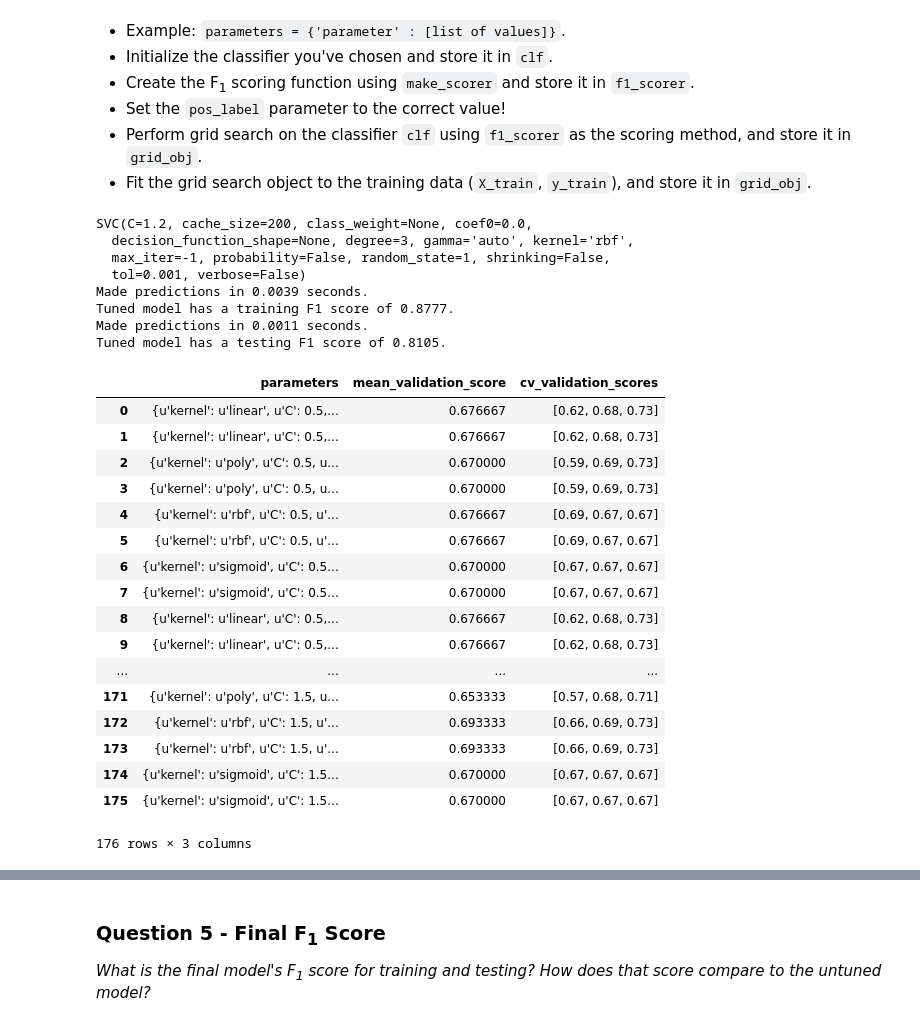
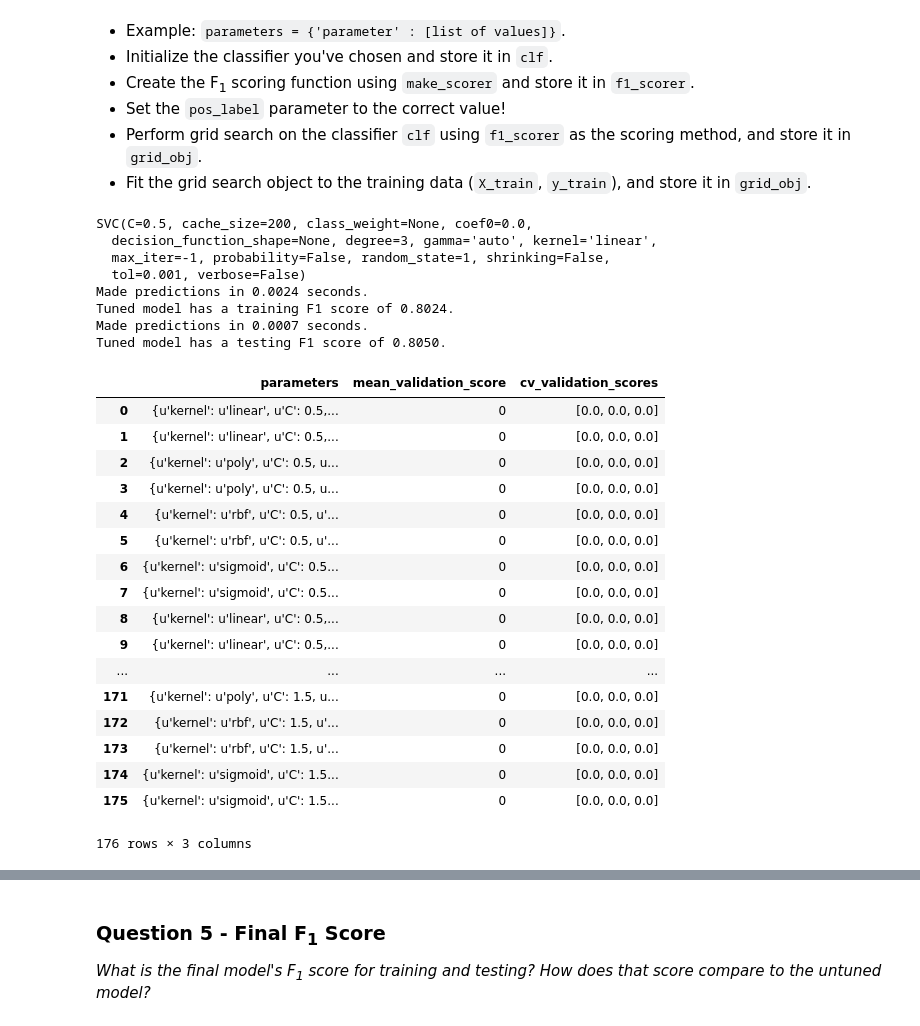
Before and after one commit to natalya-patrikeeva/student_intervention, a Jupyter notebook: student_intervention.ipynb, the cells around one changed output, grey strips where cells are left out. Drawn from its saved outputs; the diff is of its cells as text; code cells hidden in the pictures.

```diff
--- a/student_intervention.ipynb
+++ b/student_intervention.ipynb
@@ -364,7 +394,7 @@ Fine tune the chosen model. Use grid search (`GridSearchCV`) with at least one i
 - Perform grid search on the classifier `clf` using `f1_scorer` as the scoring method, and store it in `grid_obj`.
 - Fit the grid search object to the training data (`X_train`, `y_train`), and store it in `grid_obj`.
 # %%
-# TODO: Import 'GridSearchCV' and 'make_scorer'
+# Import 'GridSearchCV' and 'make_scorer'
 from sklearn.grid_search import GridSearchCV
 from sklearn.metrics import make_scorer
 from sklearn.tree import DecisionTreeClassifier
@@ -372,63 +402,67 @@ from sklearn.naive_bayes import BernoulliNB
 from sklearn.ensemble import RandomForestClassifier
 from sklearn.ensemble import AdaBoostClassifier
 
-# TODO: Create the parameters list you wish to tune
+# Create the parameters list you wish to tune
 #parameters = {'base_estimator':[DecisionTreeClassifier(), BernoulliNB(), RandomForestClassifier()],
 #              'n_estimators' : [25, 75, 100] ,
 #              'learning_rate' : [0.5, 0.75, 1.0, 1.2],
 #              'algorithm': ['SAMME', 'SAMME.R']
 #             }
 parameters = {'C' : [0.5, 0.6, 0.7, 0.8, 0.9, 1.0, 1.1, 1.2, 1.3, 1.4, 1.5],
               'kernel' : ['linear', 'poly', 'rbf', 'sigmoid'],
               'shrinking' : [False, True],
               'gamma' : ['auto', 0.1]}
 
-# TODO: Initialize the classifier
+# Initialize the classifier
 clf = svm.SVC(random_state=1)
-# TODO: Make an f1 scoring function using 'make_scorer'
-f1_scorer = make_scorer(f1_score, pos_label="yes")
+# Make an f1 scoring function using 'make_scorer'
+#f1_scorer = make_scorer(f1_score, pos_label="yes")
 
-# TODO: Perform grid search on the classifier using the f1_scorer as the scoring method
-grid_obj = GridSearchCV(estimator=clf, param_grid=parameters)
+# F-beta score weights recall vs precision (beta < 1: more weight on precision; beta > 1: more weight on recall)
+from sklearn.metrics import fbeta_score
+f1_scorer = make_scorer(fbeta_score, beta=2, pos_label="no")
 
-# TODO: Fit the grid search object to the training data and find the optimal parameters
+# Perform grid search on the classifier using the f1_scorer as the scoring method
+grid_obj = GridSearchCV(estimator=clf, param_grid=parameters, scoring = f1_scorer)
+
+# Fit the grid search object to the training data and find the optimal parameters
 grid_obj.fit(X_train,y_train)
 
 # Get the estimator
 clf = grid_obj.best_estimator_
 
 print clf
 # Report the final F1 score for training and testing after parameter tuning
 print "Tuned model has a training F1 score of {:.4f}.".format(predict_labels(clf, X_train, y_train))
 print "Tuned model has a testing F1 score of {:.4f}.".format(predict_labels(clf, X_test, y_test))
 
 # Display scores in grid search
 from IPython.display import display
 display(pd.DataFrame(grid_obj.grid_scores_))
 # %% [output]
-SVC(C=1.2, cache_size=200, class_weight=None, coef0=0.0,
-  decision_function_shape=None, degree=3, gamma='auto', kernel='rbf',
+SVC(C=0.5, cache_size=200, class_weight=None, coef0=0.0,
+  decision_function_shape=None, degree=3, gamma='auto', kernel='linear',
   max_iter=-1, probability=False, random_state=1, shrinking=False,
   tol=0.001, verbose=False)
-Made predictions in 0.0039 seconds.
-Tuned model has a training F1 score of 0.8777.
-Made predictions in 0.0011 seconds.
-Tuned model has a testing F1 score of 0.8105.
+Made predictions in 0.0024 seconds.
+Tuned model has a training F1 score of 0.8024.
+Made predictions in 0.0007 seconds.
+Tuned model has a testing F1 score of 0.8050.
 |  | parameters | mean_validation_score | cv_validation_scores |
-| 0 | {u'kernel': u'linear', u'C': 0.5,... | 0.676667 | [0.62, 0.68, 0.73] |
-| 1 | {u'kernel': u'linear', u'C': 0.5,... | 0.676667 | [0.62, 0.68, 0.73] |
-| 2 | {u'kernel': u'poly', u'C': 0.5, u... | 0.670000 | [0.59, 0.69, 0.73] |
-| 3 | {u'kernel': u'poly', u'C': 0.5, u... | 0.670000 | [0.59, 0.69, 0.73] |
-| 4 | {u'kernel': u'rbf', u'C': 0.5, u'... | 0.676667 | [0.69, 0.67, 0.67] |
-| 5 | {u'kernel': u'rbf', u'C': 0.5, u'... | 0.676667 | [0.69, 0.67, 0.67] |
-| 6 | {u'kernel': u'sigmoid', u'C': 0.5... | 0.670000 | [0.67, 0.67, 0.67] |
-| 7 | {u'kernel': u'sigmoid', u'C': 0.5... | 0.670000 | [0.67, 0.67, 0.67] |
-| 8 | {u'kernel': u'linear', u'C': 0.5,... | 0.676667 | [0.62, 0.68, 0.73] |
-| 9 | {u'kernel': u'linear', u'C': 0.5,... | 0.676667 | [0.62, 0.68, 0.73] |
+| 0 | {u'kernel': u'linear', u'C': 0.5,... | 0 | [0.0, 0.0, 0.0] |
+| 1 | {u'kernel': u'linear', u'C': 0.5,... | 0 | [0.0, 0.0, 0.0] |
+| 2 | {u'kernel': u'poly', u'C': 0.5, u... | 0 | [0.0, 0.0, 0.0] |
+| 3 | {u'kernel': u'poly', u'C': 0.5, u... | 0 | [0.0, 0.0, 0.0] |
+| 4 | {u'kernel': u'rbf', u'C': 0.5, u'... | 0 | [0.0, 0.0, 0.0] |
+| 5 | {u'kernel': u'rbf', u'C': 0.5, u'... | 0 | [0.0, 0.0, 0.0] |
+| 6 | {u'kernel': u'sigmoid', u'C': 0.5... | 0 | [0.0, 0.0, 0.0] |
+| 7 | {u'kernel': u'sigmoid', u'C': 0.5... | 0 | [0.0, 0.0, 0.0] |
+| 8 | {u'kernel': u'linear', u'C': 0.5,... | 0 | [0.0, 0.0, 0.0] |
+| 9 | {u'kernel': u'linear', u'C': 0.5,... | 0 | [0.0, 0.0, 0.0] |
 | ... | ... | ... | ... |
-| 171 | {u'kernel': u'poly', u'C': 1.5, u... | 0.653333 | [0.57, 0.68, 0.71] |
-| 172 | {u'kernel': u'rbf', u'C': 1.5, u'... | 0.693333 | [0.66, 0.69, 0.73] |
-| 173 | {u'kernel': u'rbf', u'C': 1.5, u'... | 0.693333 | [0.66, 0.69, 0.73] |
-| 174 | {u'kernel': u'sigmoid', u'C': 1.5... | 0.670000 | [0.67, 0.67, 0.67] |
-| 175 | {u'kernel': u'sigmoid', u'C': 1.5... | 0.670000 | [0.67, 0.67, 0.67] |
+| 171 | {u'kernel': u'poly', u'C': 1.5, u... | 0 | [0.0, 0.0, 0.0] |
+| 172 | {u'kernel': u'rbf', u'C': 1.5, u'... | 0 | [0.0, 0.0, 0.0] |
+| 173 | {u'kernel': u'rbf', u'C': 1.5, u'... | 0 | [0.0, 0.0, 0.0] |
+| 174 | {u'kernel': u'sigmoid', u'C': 1.5... | 0 | [0.0, 0.0, 0.0] |
+| 175 | {u'kernel': u'sigmoid', u'C': 1.5... | 0 | [0.0, 0.0, 0.0] |
 176 rows × 3 columns
```
Also changed, not shown: parts of 4 cells of this notebook.
